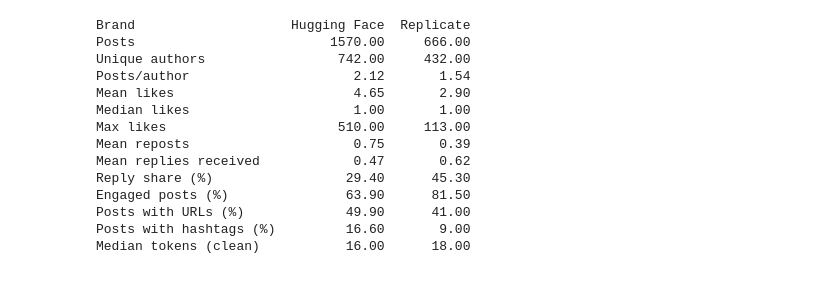
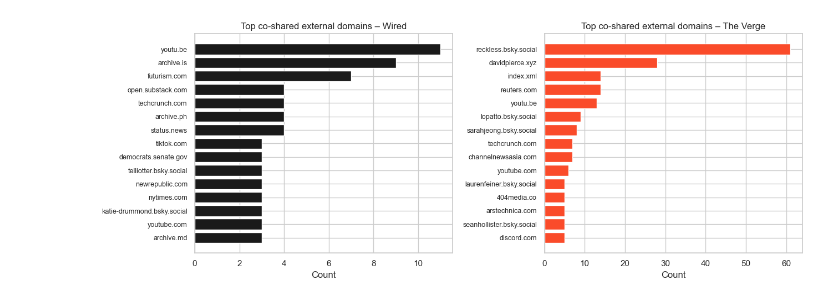
Before and after one commit to shreyuu/UoN-Business-Analytics, a Jupyter notebook: Analytics-Specializations-and-Applications/BUSI4370_CW2/notebooks/03_analysis.ipynb, the cells around one changed output. Drawn from its saved outputs; the diff is of its cells as text; code cells hidden in the pictures.

```diff
--- a/Analytics-Specializations-and-Applications/BUSI4370_CW2/notebooks/03_analysis.ipynb
+++ b/Analytics-Specializations-and-Applications/BUSI4370_CW2/notebooks/03_analysis.ipynb
@@ -110,43 +369,43 @@ datetime64[ns, UTC]
 # %%
-def headline_table(hf, rep) -> pd.DataFrame:
-    """Top-line comparative metrics — referenced directly in Section 4 of the report."""
-    rows = []
-    for label, df in [("Hugging Face", hf), ("Replicate", rep)]:
-        engaged_posts = (df["like_count"] + df["repost_count"] + df["reply_count"]) > 0
-        rows.append({
-            "Brand": label,
-            "Posts": len(df),
-            "Unique authors": df["author_did"].nunique(),
-            "Posts/author": round(len(df) / max(df["author_did"].nunique(), 1), 2),
-            "Mean likes": round(df["like_count"].mean(), 2),
-            "Median likes": int(df["like_count"].median()),
-            "Max likes": int(df["like_count"].max()),
-            "Mean reposts": round(df["repost_count"].mean(), 2),
-            "Mean replies received": round(df["reply_count"].mean(), 2),
-            "Reply share (%)": round(df["is_reply"].mean() * 100, 1),
-            "Engaged posts (%)": round(engaged_posts.mean() * 100, 1),
-            "Posts with URLs (%)": round((df["n_urls"] > 0).mean() * 100, 1),
-            "Posts with hashtags (%)": round((df["n_hashtags"] > 0).mean() * 100, 1),
-            "Median tokens (clean)": int(df["word_count_clean"].median()),
-        })
-    return pd.DataFrame(rows).set_index("Brand").T
+# What other sources do users link to alongside the brand? This is a proxy
+# for the media ecosystem each brand sits inside — a perceptual-map signal.
+EXCLUDE_DOMAINS = {
+    "wired.com", "wired.co.uk", "theverge.com",
+    "bsky.app", "bsky.social", "go.bsky.app",
+    "buff.ly", "ift.tt",  # generic link-shorteners
+}
 
-headline = headline_table(hf_posts, rep_posts)
-headline.to_csv(TAB_DIR / "02_headline_metrics.csv")
-print(headline)
+def top_domains(df: pd.DataFrame, n: int = 15) -> list[tuple[str, int]]:
+    flat = []
+    for dom_str in df["domains"].dropna().astype(str):
+        if not dom_str:
+            continue
+        for d in dom_str.split(";"):
+            d = d.strip().lower()
+            if d and d not in EXCLUDE_DOMAINS:
+                flat.append(d)
+    return Counter(flat).most_common(n)
+
+wired_doms = top_domains(wired_posts)
+verge_doms = top_domains(verge_posts)
+
+fig, axes = plt.subplots(1, 2, figsize=(13, 5))
+for ax, (brand, doms) in zip(axes, [("Wired", wired_doms), ("The Verge", verge_doms)]):
+    if not doms:
+        ax.text(0.5, 0.5, "No external domains", ha="center", va="center",
+                transform=ax.transAxes)
+        ax.set_title(f"Top co-shared domains – {brand}")
+        continue
+    labels, counts = zip(*doms)
+    ax.barh(range(len(labels)), counts, color=BRAND_COLORS[brand])
+    ax.set_yticks(range(len(labels)))
+    ax.set_yticklabels(labels, fontsize=9)
+    ax.invert_yaxis()
+    ax.set_title(f"Top co-shared external domains – {brand}")
+    ax.set_xlabel("Count")
+plt.tight_layout()
+plt.savefig(FIG_DIR / "05_top_domains.png", dpi=150, bbox_inches="tight")
+plt.show()
 # %% [output]
-Brand                    Hugging Face  Replicate
-Posts                         1570.00     666.00
-Unique authors                 742.00     432.00
-Posts/author                     2.12       1.54
-Mean likes                       4.65       2.90
-Median likes                     1.00       1.00
-Max likes                      510.00     113.00
-Mean reposts                     0.75       0.39
-Mean replies received            0.47       0.62
-Reply share (%)                 29.40      45.30
-Engaged posts (%)               63.90      81.50
-Posts with URLs (%)             49.90      41.00
-Posts with hashtags (%)         16.60       9.00
-Median tokens (clean)           16.00      18.00
+[figure, added]
 # %%
```
Also changed, not shown: parts of 11 cells of this notebook, 14 other files.
